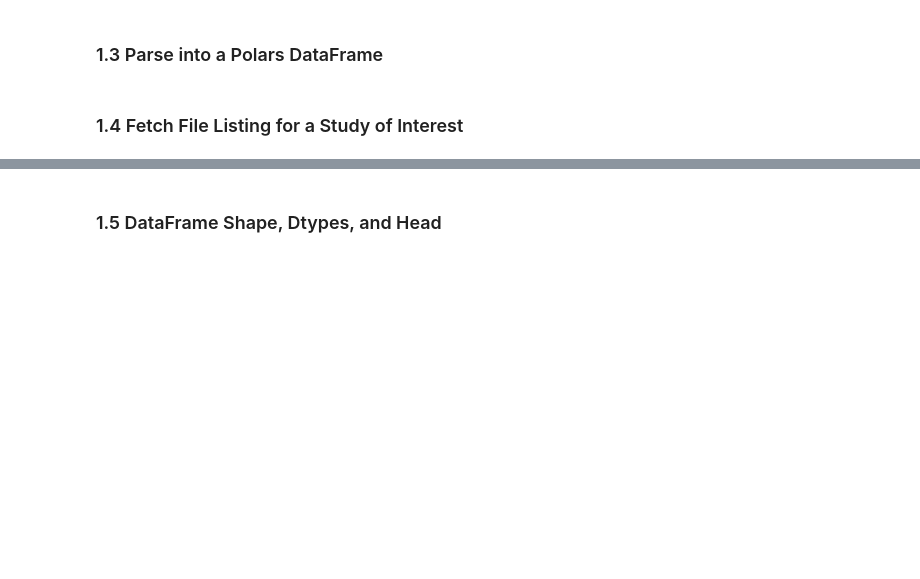
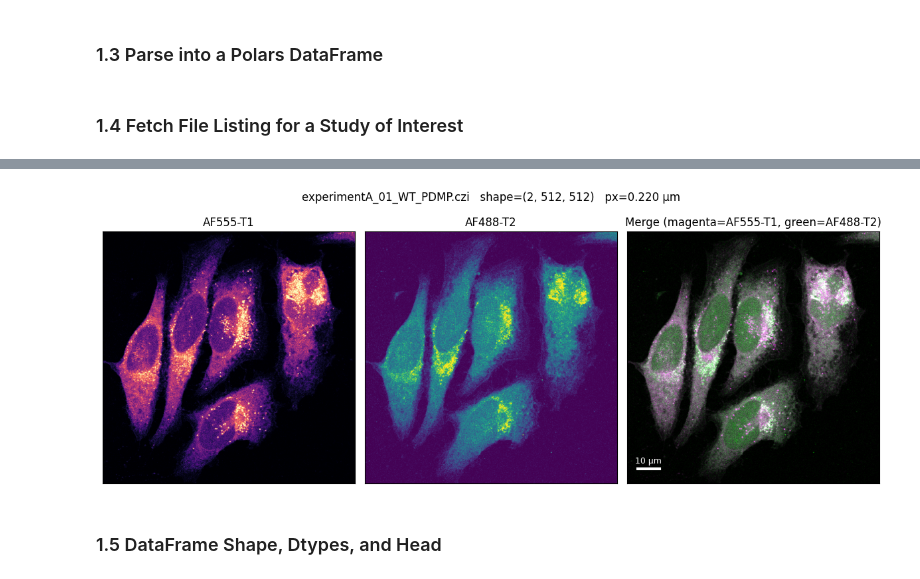
Before and after one commit to alice-gottlieb/elixir-of-life, a Jupyter notebook: bioimage-archive/bioimage-archive.ipynb, the cells around one changed output, grey strips where cells are left out. Drawn from its saved outputs; the diff is of its cells as text; code cells hidden in the pictures; blank space fills up the shorter version.

Commit message:
Fix bioimage archive and display first images

```diff
--- a/bioimage-archive/bioimage-archive.ipynb
+++ b/bioimage-archive/bioimage-archive.ipynb
@@ -302,3 +634,79 @@ study_files.head(10)
+# %%
+import matplotlib.pyplot as plt
+
+def stretch(img: np.ndarray, lo_pct: float = 1.0, hi_pct: float = 99.5) -> np.ndarray:
+    """
+    Percentile-based contrast stretch for display.
+
+    Maps ``img[lo_pct]`` → 0 and ``img[hi_pct]`` → 1 (then clips).  Using
+    percentiles rather than min/max makes the result robust to sensor hot
+    pixels and the small number of saturated pixels common in immuno-
+    fluorescence.
+    """
+    lo, hi = np.percentile(img, [lo_pct, hi_pct])
+    return np.clip((img.astype(float) - lo) / max(hi - lo, 1e-9), 0.0, 1.0)
+
+def display_czi(path: Path, scale_bar_um: float = 10.0, figsize=(12, 4.5)) -> None:
+    """
+    Render one CZI file as three panels: channel 0, channel 1, and a
+    magenta/green merge.  Pulls the physical pixel size from the CZI
+    metadata so the scale bar is always correct.
+    """
+    with czifile.CziFile(path) as czi:
+        arr = czi.asarray()
+        md_root = ET.fromstring(czi.metadata())
+
+    if arr.ndim != 3 or arr.shape[0] < 2:
+        raise ValueError(f"Expected a (C>=2, Y, X) stack, got {arr.shape}")
+    c0, c1 = stretch(arr[0]), stretch(arr[1])
+
+    # Physical pixel size (µm/px) — CZI stores in metres
+    dx_m = md_root.find(".//Scaling/Items/Distance[@Id='X']/Value")
+    px_um = float(dx_m.text) * 1e6 if dx_m is not None and dx_m.text else None
+
+    # Channel labels from the metadata, or fall back to generic names
+    ch_labels: list[str] = []
+    for ch in md_root.iterfind(".//Information/Image/Dimensions/Channels/Channel"):
+        ch_labels.append(ch.get("Name") or ch.findtext("Fluor") or "channel")
+    while len(ch_labels) < 2:
+        ch_labels.append(f"ch{len(ch_labels)}")
+
+    # Magenta + green merge: R = B = ch0 (magenta), G = ch1 (green)
+    rgb = np.zeros((*c0.shape, 3))
+    rgb[..., 0] = c0
+    rgb[..., 2] = c0
+    rgb[..., 1] = c1
+
+    fig, axes = plt.subplots(1, 3, figsize=figsize)
+    for ax in axes:
+        ax.set_xticks([]); ax.set_yticks([])
+    axes[0].imshow(c0, cmap="magma");   axes[0].set_title(ch_labels[0])
+    axes[1].imshow(c1, cmap="viridis"); axes[1].set_title(ch_labels[1])
+    axes[2].imshow(rgb)
+    axes[2].set_title(f"Merge (magenta={ch_labels[0]}, green={ch_labels[1]})")
+
+    # Scale bar on the merge panel
+    if px_um is not None:
+        bar_px = scale_bar_um / px_um
+        y_pad = c0.shape[0] * 0.06
+        x_pad = c0.shape[1] * 0.04
+        y_bar = c0.shape[0] - y_pad
+        axes[2].plot([x_pad, x_pad + bar_px], [y_bar, y_bar], lw=3, color="white")
+        axes[2].text(
+            x_pad + bar_px / 2, y_bar - y_pad * 0.35,
+            f"{scale_bar_um:g} µm", ha="center", color="white", fontsize=9,
+        )
+
+    plt.suptitle(f"{path.name}   shape={tuple(arr.shape)}   px={px_um:.3f} µm" if px_um
+                 else f"{path.name}   shape={tuple(arr.shape)}", y=1.02)
+    plt.tight_layout()
+    plt.show()
+
+# Pick the first successfully-parsed file as the example
+example_name = ok["file"][0]
+display_czi(EXPERIMENTS_DIR / example_name)
+# %% [output]
+[figure, added]
 # %% [markdown]
 ### 1.5 DataFrame Shape, Dtypes, and Head
 # %%
```
Also changed, not shown: parts of 10 cells of this notebook, 1 other file.
